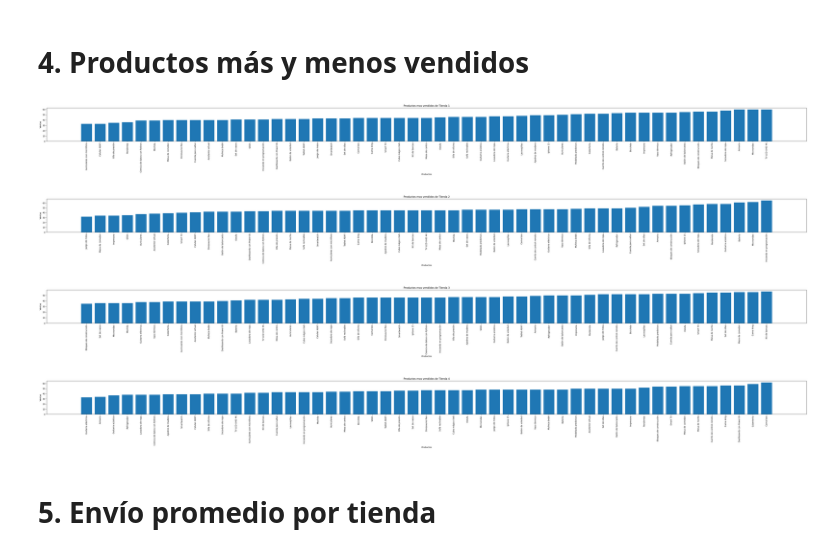
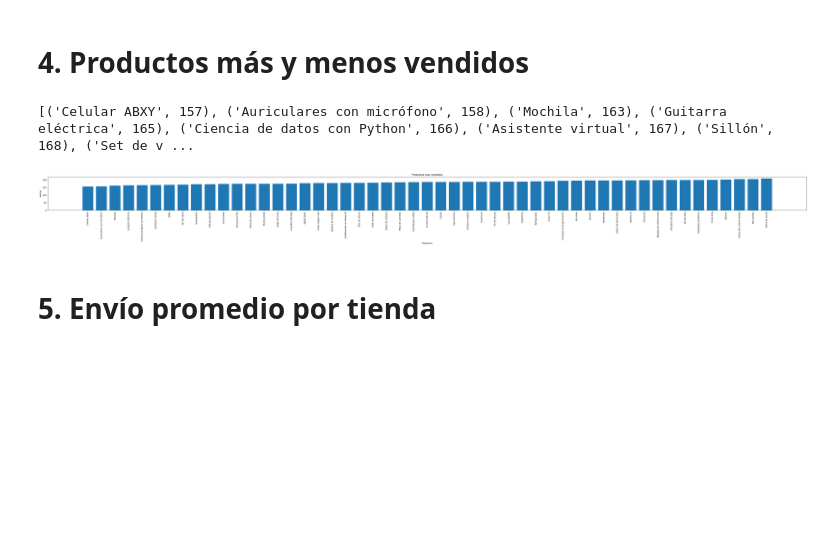
Before and after one commit to Deus-sueD/Callenge-Data-Science, a Jupyter notebook: AluraStoreLatam.ipynb, the cells around one changed output. Cells and saved outputs as stored; diff of their text form; code cells hidden in the pictures; blank space fills up the shorter version.

```diff
--- a/AluraStoreLatam.ipynb
+++ b/AluraStoreLatam.ipynb
@@ -188,16 +209,14 @@ def Productosmastomenos(tienda):
   '''
   #Retornamos de menor a mayor las ventas
   return sorted(masvendidos, key=lambda x: x[1])
-# %%
-graficardemayoraminor(Productosmastomenos(tienda), 'Productos mas vendidos de Tienda 1', 'Productos','Ventas')
-graficardemayoraminor(Productosmastomenos(tienda2), 'Productos mas vendidos de Tienda 2', 'Productos','Ventas')
-graficardemayoraminor(Productosmastomenos(tienda3), 'Productos mas vendidos de Tienda 3', 'Productos','Ventas')
-graficardemayoraminor(Productosmastomenos(tienda4), 'Productos mas vendidos de Tienda 4', 'Productos','Ventas')
-# %% [output]
-[figure, removed]
-[figure, removed]
-[figure, removed]
-[figure, removed]
+# %%
+print(Productosmastomenos(tiendasgral))
+graficardemayoraminor(Productosmastomenos(tiendasgral), 'Productos mas vendidos', 'Productos','Ventas')
+
+#Falta ordenar los datos
+# %% [output]
+[('Celular ABXY', 157), ('Auriculares con micrófono', 158), ('Mochila', 163), ('Guitarra eléctrica', 165), ('Ciencia de datos con Python', 166), ('Asistente virtual', 167), ('Sillón', 168), ('Set de v ...
+[figure, added]
 # %% [markdown]
 # 5. Envío promedio por tienda
 # %%
```
Also changed, not shown: parts of 17 cells of this notebook.
